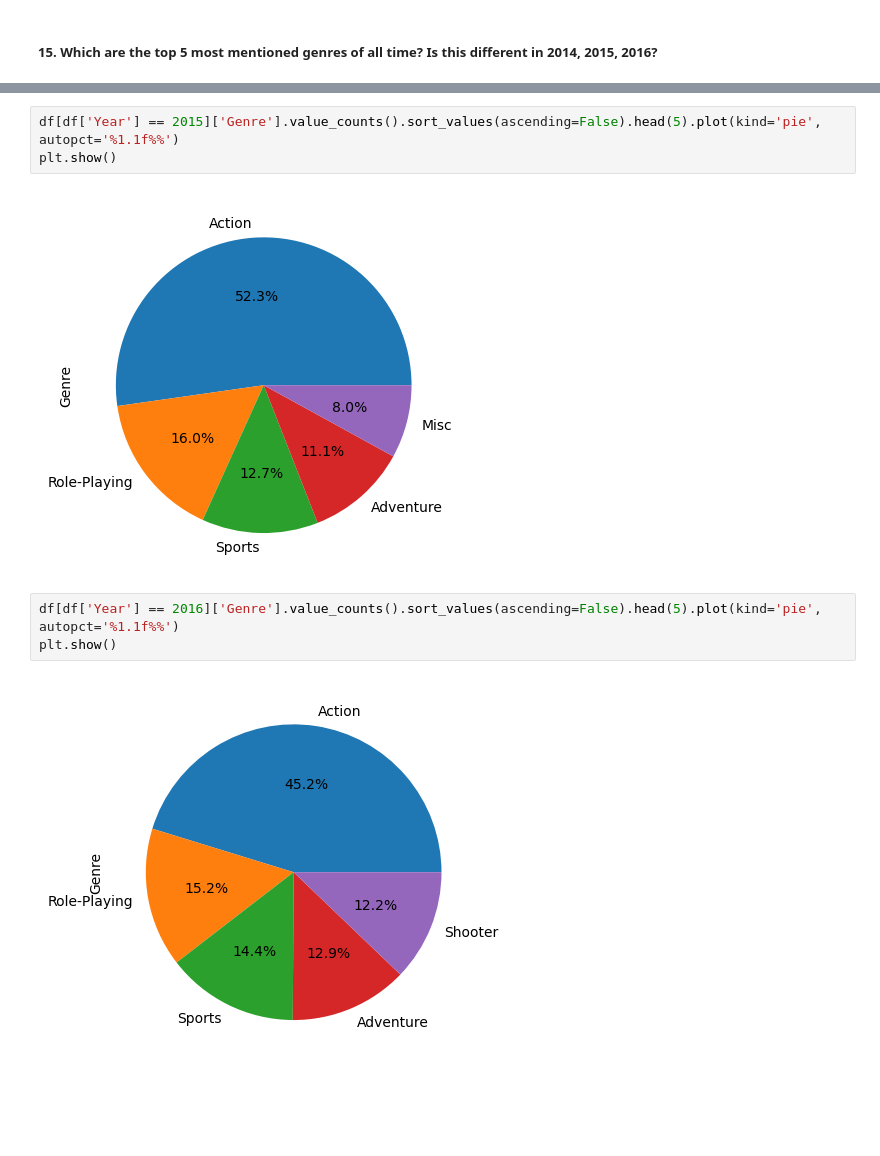
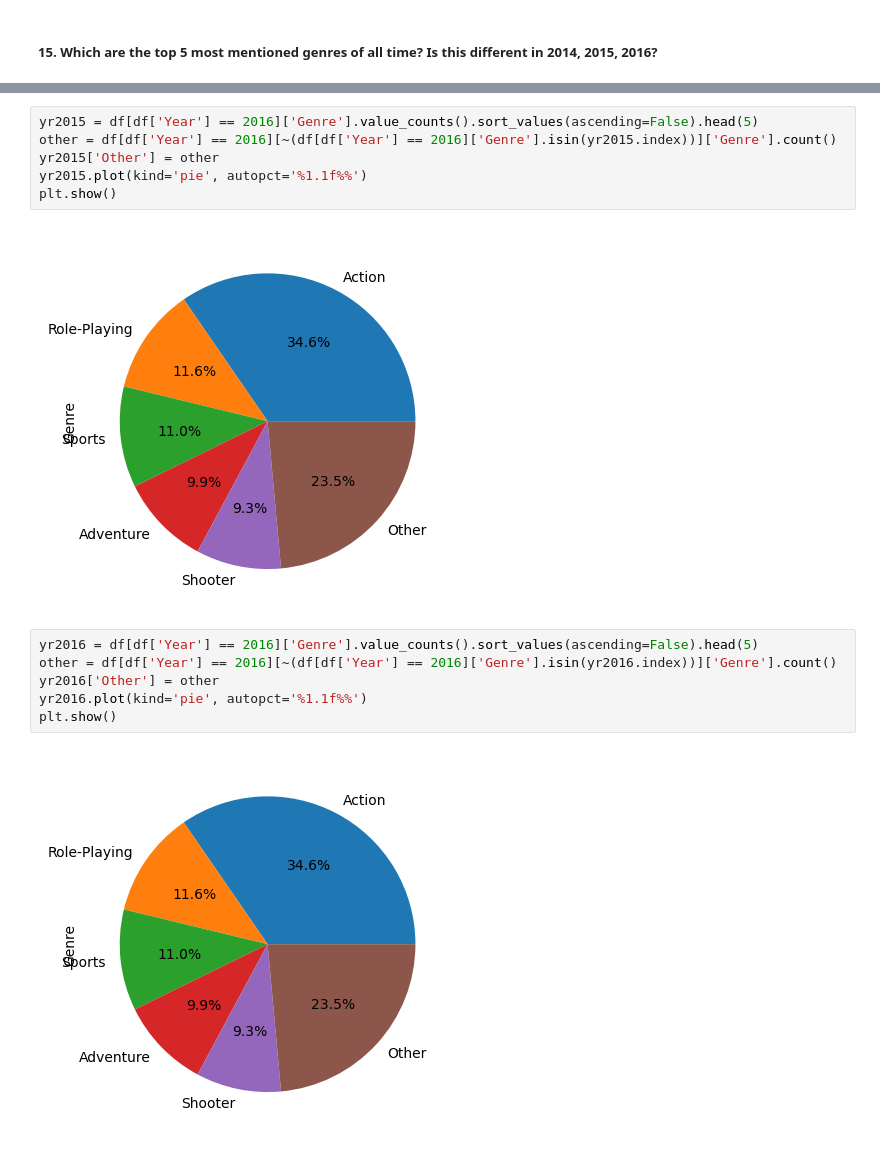
Before and after one commit to letsiki/big_blue_de_exercises, a Jupyter notebook: 04-introduction-to-pandas-eda/day-2.ipynb, the cells around one changed output, grey strips where cells are left out. Drawn from its saved outputs; the diff is of its cells as text; blank space fills up the shorter version.

```diff
--- a/04-introduction-to-pandas-eda/day-2.ipynb
+++ b/04-introduction-to-pandas-eda/day-2.ipynb
@@ -101,10 +107,16 @@ plt.show()
 # %%
-df[df['Year'] == 2015]['Genre'].value_counts().sort_values(ascending=False).head(5).plot(kind='pie', autopct='%1.1f%%')
+yr2015 = df[df['Year'] == 2016]['Genre'].value_counts().sort_values(ascending=False).head(5)
+other = df[df['Year'] == 2016][~(df[df['Year'] == 2016]['Genre'].isin(yr2015.index))]['Genre'].count()
+yr2015['Other'] = other
+yr2015.plot(kind='pie', autopct='%1.1f%%')
 plt.show()
 # %% [output]
-[figure, old version]
+[figure, new version]
 # %%
-df[df['Year'] == 2016]['Genre'].value_counts().sort_values(ascending=False).head(5).plot(kind='pie', autopct='%1.1f%%')
+yr2016 = df[df['Year'] == 2016]['Genre'].value_counts().sort_values(ascending=False).head(5)
+other = df[df['Year'] == 2016][~(df[df['Year'] == 2016]['Genre'].isin(yr2016.index))]['Genre'].count()
+yr2016['Other'] = other
+yr2016.plot(kind='pie', autopct='%1.1f%%')
 plt.show()
 # %% [output]
-[figure, old version]
+[figure, new version]
```
Also changed, not shown: parts of 2 cells of this notebook, 3 other files.
